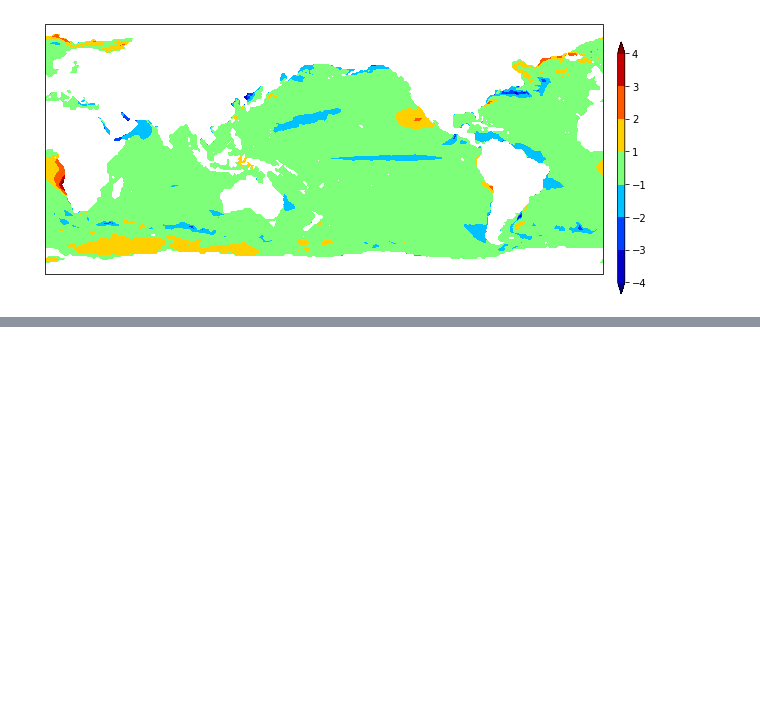
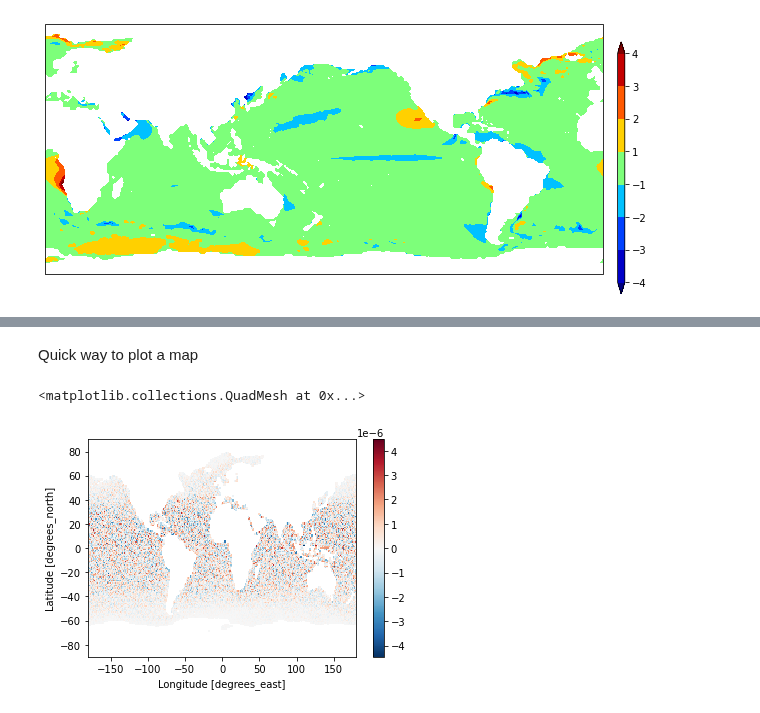
Before and after one commit to xCDAT/xcdat-validation, a Jupyter notebook: compare_cdat_xarray/Regrid_ex1.ipynb, the cells around one changed output, grey strips where cells are left out. Drawn from its saved outputs; the diff is of its cells as text; code cells hidden in the pictures; blank space fills up the shorter version.

```diff
--- a/compare_cdat_xarray/Regrid_ex1.ipynb
+++ b/compare_cdat_xarray/Regrid_ex1.ipynb
@@ -87,0 +137,7 @@ plt.show()
+# %% [markdown]
+Quick way to plot a map
+# %%
+(v1_reg_conserve-var1_reg).plot()
+# %% [output]
+<matplotlib.collections.QuadMesh at 0x...>
+[figure, added]
```
Also changed, not shown: parts of 14 cells of this notebook.
